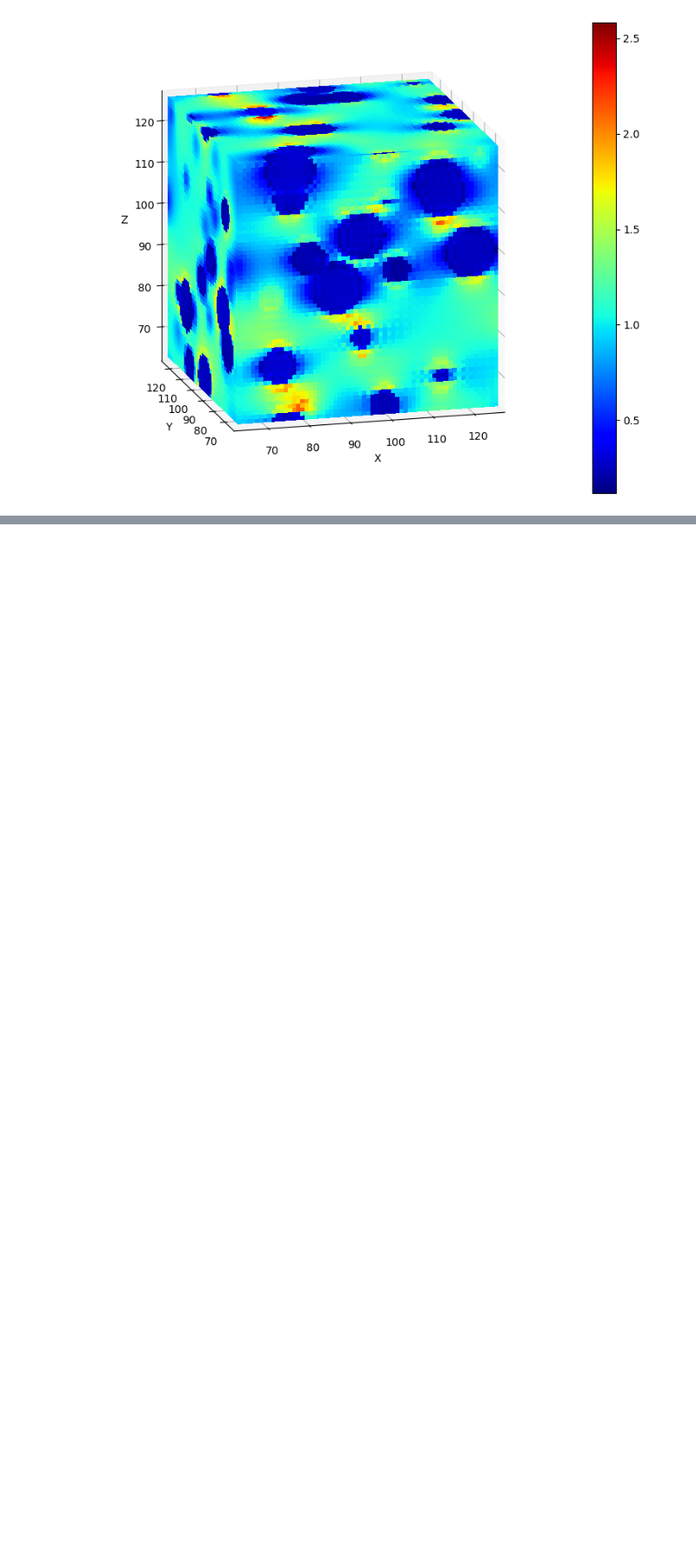
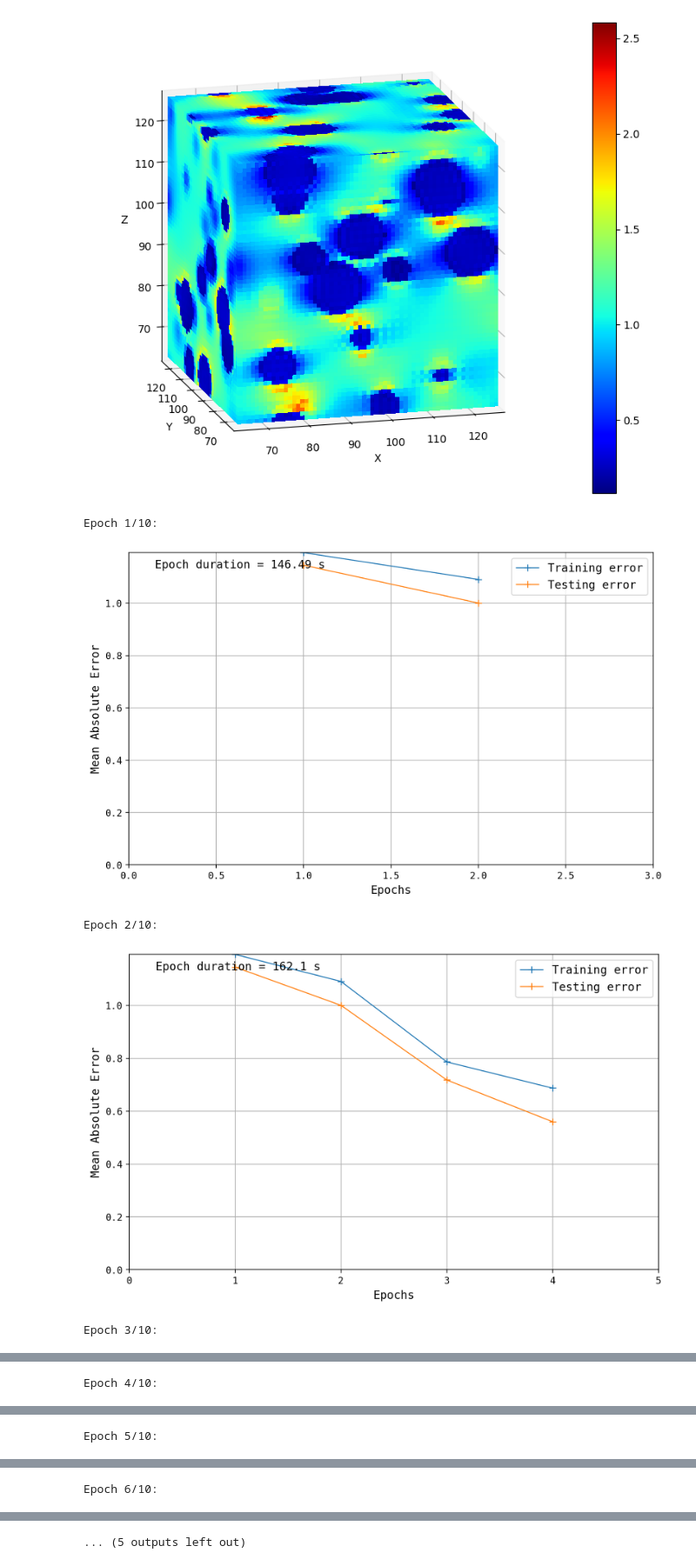
Before and after one commit to VD2401/ann_solidMaterialLaws, a Jupyter notebook: model3Delastic/ML_model3D.ipynb, the cells around one changed output, grey strips where cells are left out. Shown at 87% size. Cells and saved outputs as stored; diff of their text form; code cells hidden in the pictures; blank space fills up the shorter version.

```diff
--- a/model3Delastic/ML_model3D.ipynb
+++ b/model3Delastic/ML_model3D.ipynb
@@ -181,3 +177,39 @@ training_time = []
 testing_time = []
 training_indicator = []
 testing_indicator = []
+# %%
+def save_model(model):
+    # save model
+    torch.jit.script(model).save('model_scripted.pt')
+    torch.save(model.state_dict(), 'model.pt')
+def load_model():
+    # load model
+    model = torch.jit.load('model_scripted.pt').to(device)
+    model.load_state_dict(torch.load('model.pt'))
+# %%
+# training
+# possibility to resume training if Python kernel is active (execute this cell only)
+n_files = 1
+n_epochs = 10
+
+for epoch in range(n_epochs):
+
+    t = time.time()
+    tsum = 0
+    for idx in range(n_files):
+        inputs, outputs = load_data(idx)
+        train_loader, test_loader = split_data(inputs, outputs)
+        training_indicator.append(train_loop(train_loader, model, criterion, optimizer))
+        tsum += time.time() - t
+        testing_indicator.append(test_loop(test_loader, model))
+    training_time.append(tsum)
+    save_model(model)
+    print(f"Epoch {epoch + 1}/{n_epochs}:")
+
+    plot.learning(training_indicator, testing_indicator, training_time[epoch])
+# %% [output]
+Epoch 1/10:
+[figure, added]
+Epoch 2/10:
+[figure, added]
+Epoch 3/10:
@@ -183,0 +217 @@ testing_indicator = []
+Epoch 4/10:
@@ -183,0 +219 @@ testing_indicator = []
+Epoch 5/10:
@@ -183,0 +221 @@ testing_indicator = []
+Epoch 6/10:
@@ -184 +223,2 @@ testing_indicator = []
+... (5 outputs left out)
 # %%
```
Also changed, not shown: parts of 9 cells of this notebook, 3 other files.
